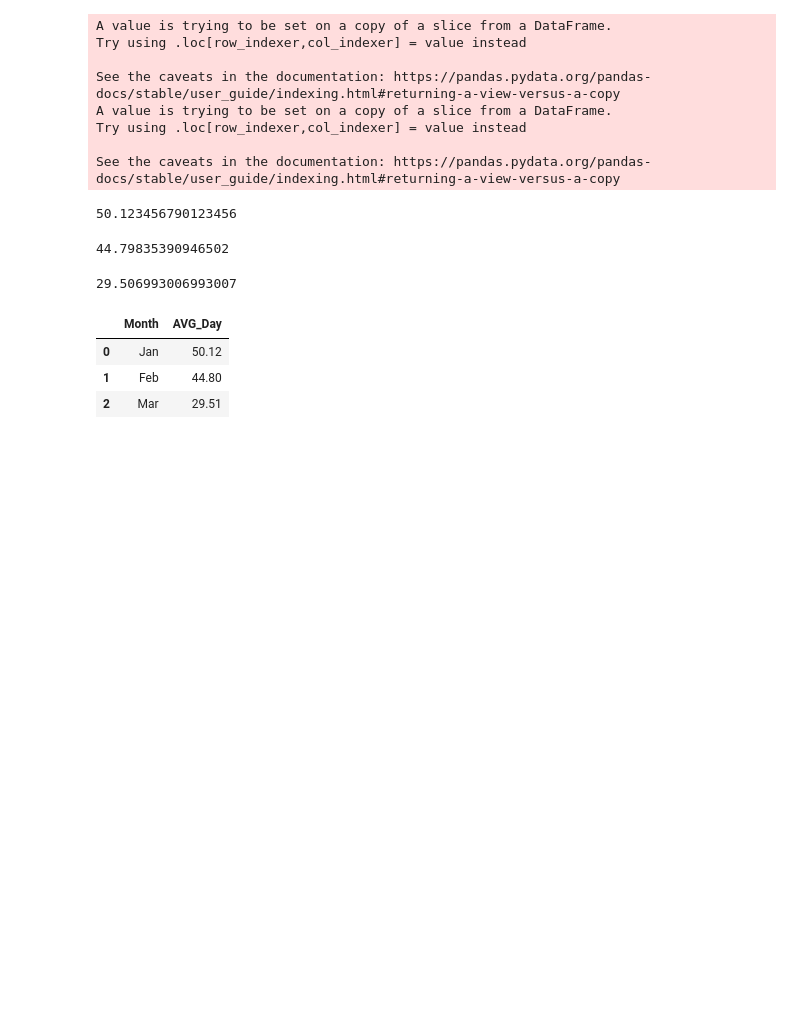
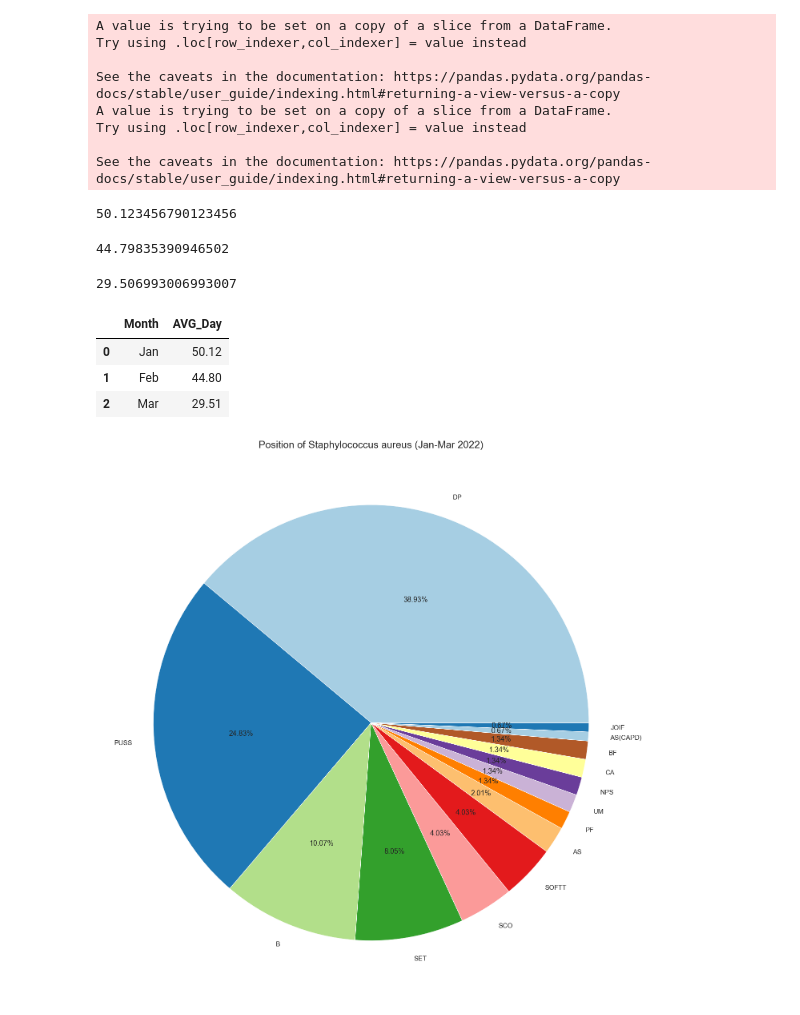
Before and after one commit to ChunWeiPeng/CMUH, a Jupyter notebook: LULU_report.ipynb, the cells around one changed output. Drawn from its saved outputs; the diff is of its cells as text; code cells hidden in the pictures; blank space fills up the shorter version.

```diff
--- a/LULU_report.ipynb
+++ b/LULU_report.ipynb
@@ -1081,6 +1082,20 @@ D
 | 0 | Jan | 50.12 |
 | 1 | Feb | 44.80 |
 | 2 | Mar | 29.51 |
+# %%
+pieData = SA['部位'].value_counts()
+label = pieData.index
+
+colors = sn.color_palette("Paired")
+
+#create pie chart
+sn.set(font_scale = 1.5)
+plt.figure(figsize=(25,25))
+plt.pie(pieData, labels = label, autopct='%.2f%%', colors=colors)
+plt.title('Position of Staphylococcus aureus (Jan-Mar 2022)', fontsize = 25)
+plt.show()
+# %% [output]
+[figure, added]
 # %%
 m.columns
 # %% [output]
```
Also changed, not shown: parts of 11 cells of this notebook, 2 other files.
